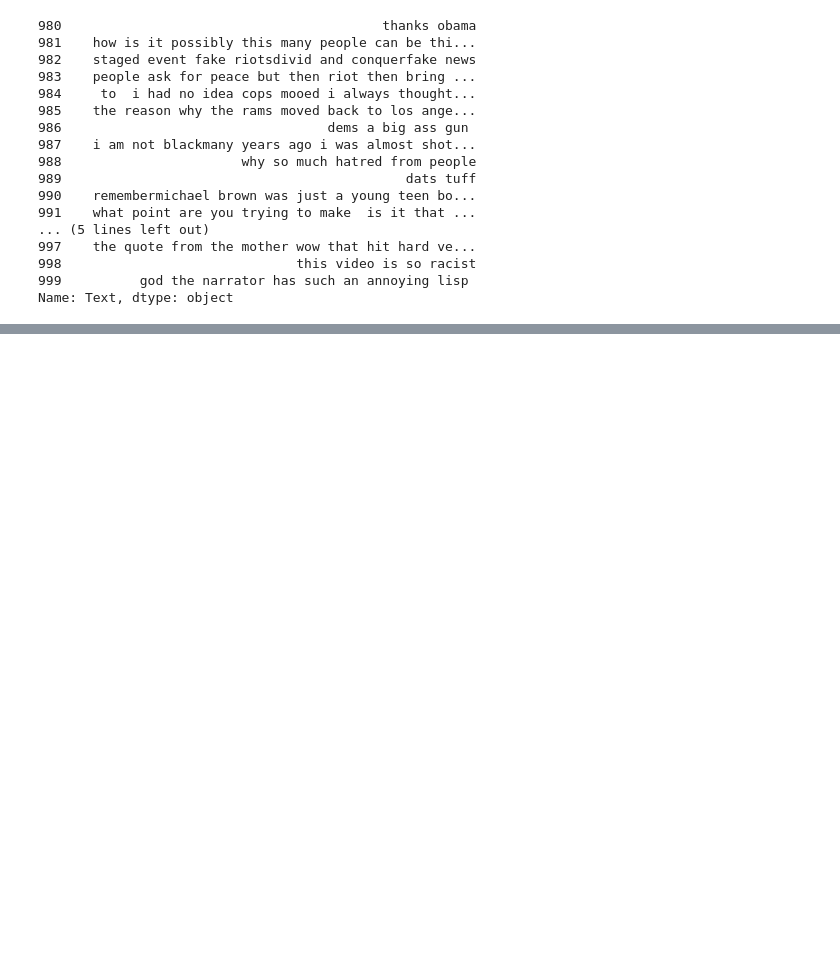
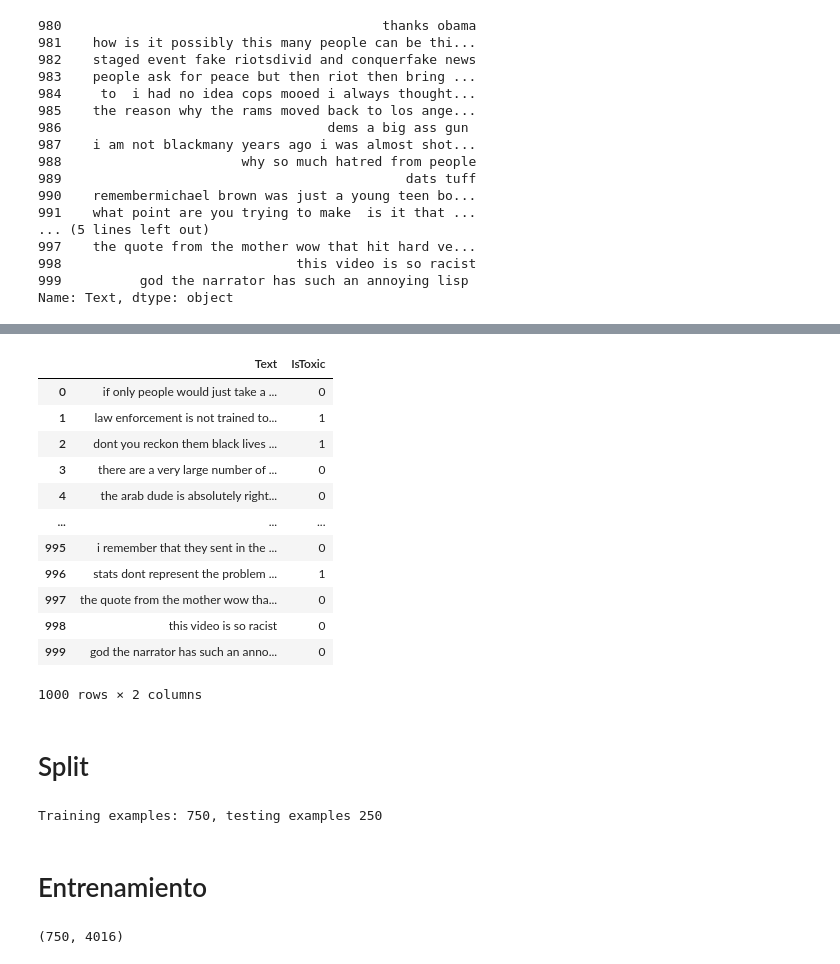
Before and after one commit to Factoria-F5-AI-Bootcamp-1-Edicion/NLP_Verbo, a Jupyter notebook: EDA_Verbo.ipynb, the cells around one changed output, grey strips where cells are left out. Drawn from its saved outputs; the diff is of its cells as text; code cells hidden in the pictures; blank space fills up the shorter version.

Commit message:
primera plantilla de modelo

```diff
--- a/EDA_Verbo.ipynb
+++ b/EDA_Verbo.ipynb
@@ -253,3 +236,6 @@ def remove_emojis(data_clean):
         u"\u3030"
                       "]+", re.UNICODE)
     return re.sub(emoj, '', data_clean)
+# %%
+data_final = data_clean.apply(remove_emojis)
+data_final
@@ -275,0 +311,18 @@ Name: Text, dtype: object
+# %%
+istoxic = data["IsToxic"].astype("uint8")
+result = pd.concat([data_final, istoxic], axis=1)
+result
+# %% [output]
+|  | Text | IsToxic |
+| 0 | if only people would just take a ... | 0 |
+| 1 | law enforcement is not trained to... | 1 |
+| 2 | dont you reckon them black lives ... | 1 |
+| 3 | there are a very large number of ... | 0 |
+| 4 | the arab dude is absolutely right... | 0 |
+| ... | ... | ... |
+| 995 | i remember that they sent in the ... | 0 |
+| 996 | stats dont represent the problem ... | 1 |
+| 997 | the quote from the mother wow tha... | 0 |
+| 998 | this video is so racist | 0 |
+| 999 | god the narrator has such an anno... | 0 |
+1000 rows × 2 columns
@@ -275,0 +331,21 @@ Name: Text, dtype: object
+# %% [markdown]
+# Split
+# %%
+from sklearn.model_selection import train_test_split
+train_text,test_text, train_labels, test_labels = train_test_split(result["Text"],
+                                                                    result["IsToxic"],
+                                                                    stratify=data["IsToxic"])
+print(f"Training examples: {len(train_text)}, testing examples {len(test_text)}")
+# %% [output]
+Training examples: 750, testing examples 250
+# %% [markdown]
+# Entrenamiento
+# %%
+real_vectorizer = CountVectorizer(tokenizer = tokenize, binary=True)
+
+train_X = real_vectorizer.fit_transform(train_text)
+test_X = real_vectorizer.transform(test_text)
+
+train_X.shape
+# %% [output]
+(750, 4016)
```
Also changed, not shown: parts of 16 cells of this notebook.
